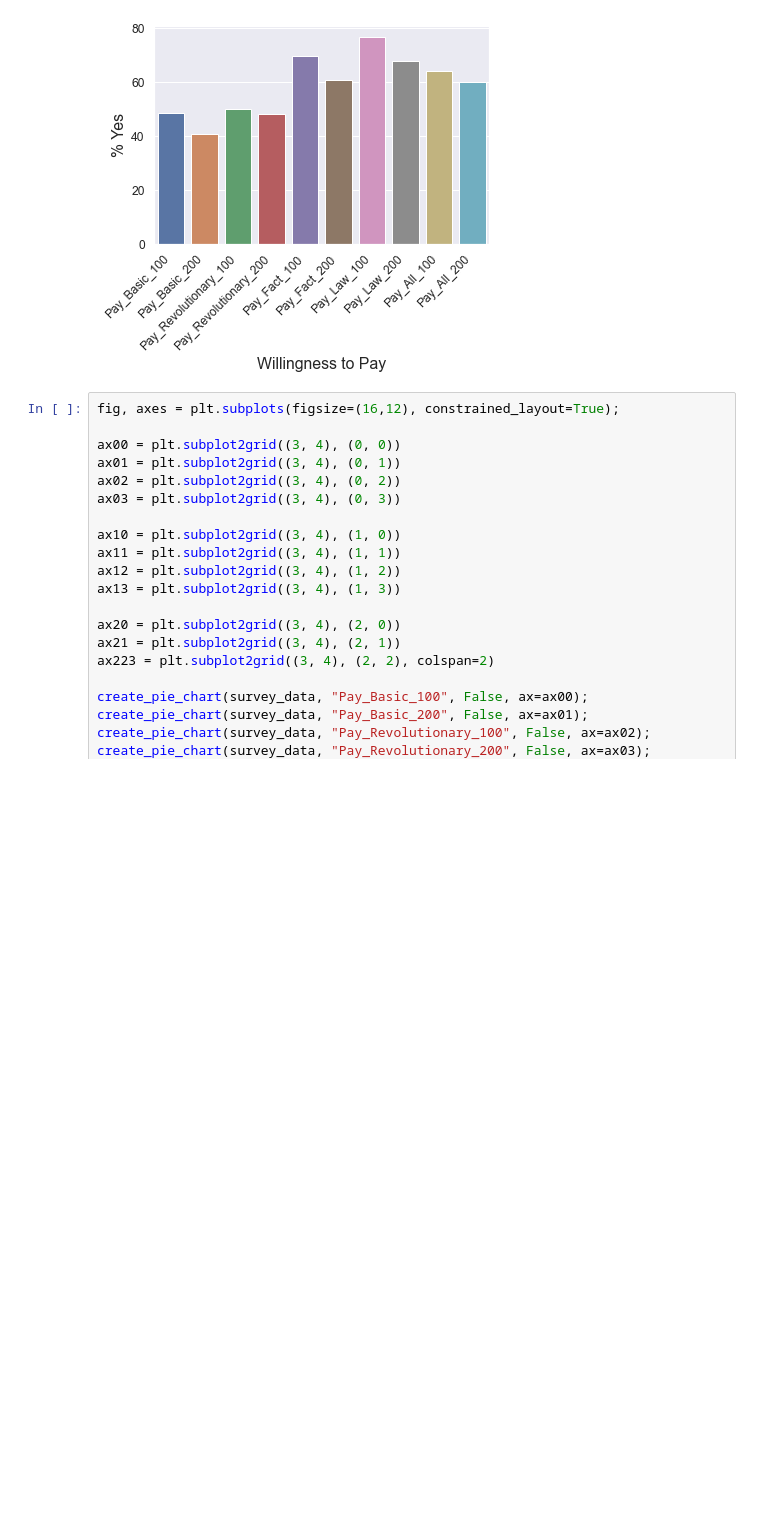
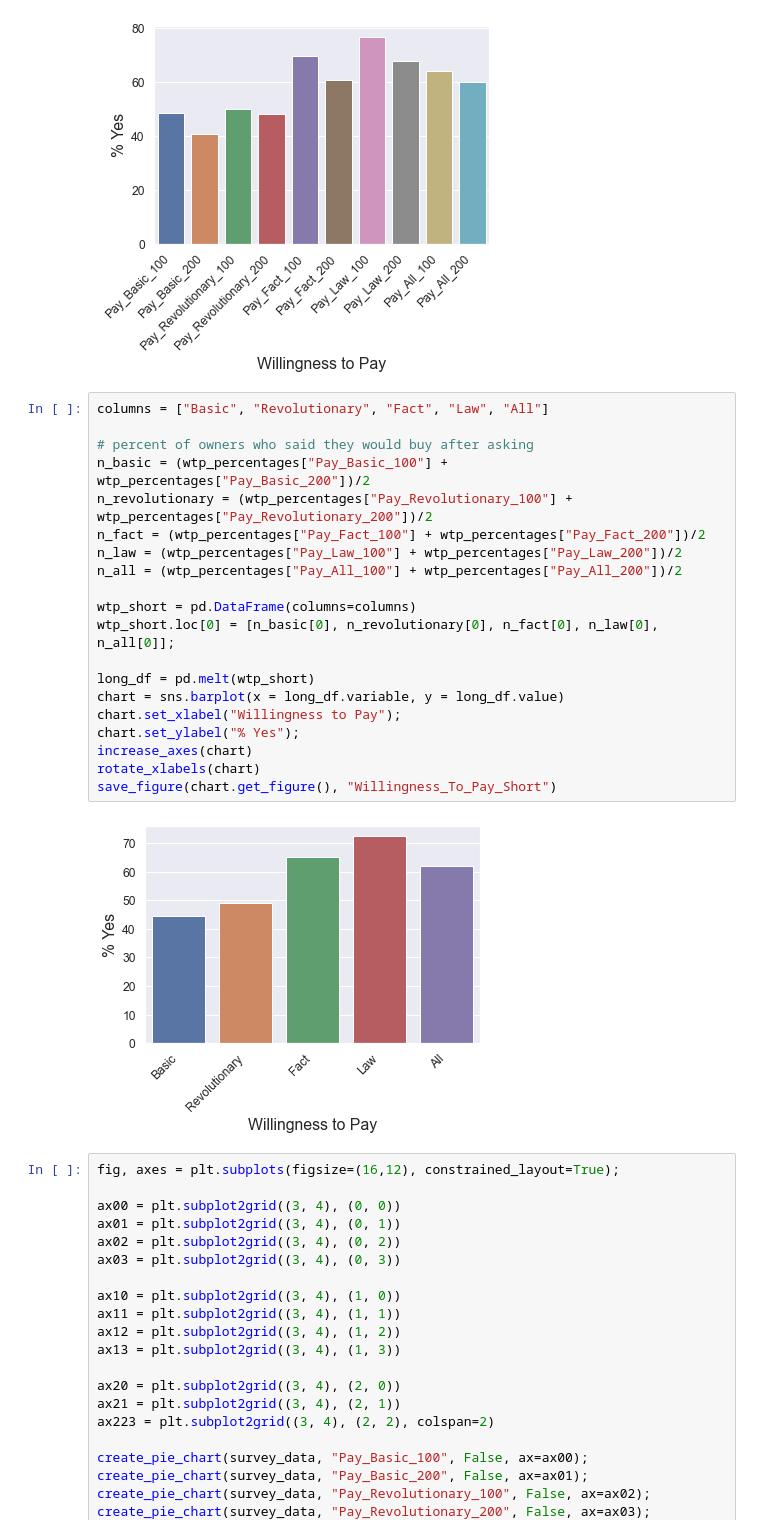
Before and after one commit to markhary/emba912_survey, a Jupyter notebook: ruby.ipynb, the cells around one changed output. Cells and saved outputs as stored; diff of their text form; blank space fills up the shorter version.

Commit message:
Added average WTP chart

```diff
--- a/ruby.ipynb
+++ b/ruby.ipynb
@@ -940,6 +929,28 @@ save_figure(chart.get_figure(), "Willingness_To_Pay_Combined")
 # %% [output]
 'total_yes =  58.6%'
 [figure]
+# %%
+columns = ["Basic", "Revolutionary", "Fact", "Law", "All"]
+
+# percent of owners who said they would buy after asking
+n_basic = (wtp_percentages["Pay_Basic_100"] + wtp_percentages["Pay_Basic_200"])/2
+n_revolutionary = (wtp_percentages["Pay_Revolutionary_100"] + wtp_percentages["Pay_Revolutionary_200"])/2
+n_fact = (wtp_percentages["Pay_Fact_100"] + wtp_percentages["Pay_Fact_200"])/2
+n_law = (wtp_percentages["Pay_Law_100"] + wtp_percentages["Pay_Law_200"])/2
+n_all = (wtp_percentages["Pay_All_100"] + wtp_percentages["Pay_All_200"])/2
+
+wtp_short = pd.DataFrame(columns=columns)
+wtp_short.loc[0] = [n_basic[0], n_revolutionary[0], n_fact[0], n_law[0], n_all[0]];
+
+long_df = pd.melt(wtp_short)
+chart = sns.barplot(x = long_df.variable, y = long_df.value)
+chart.set_xlabel("Willingness to Pay");
+chart.set_ylabel("% Yes");
+increase_axes(chart)
+rotate_xlabels(chart)
+save_figure(chart.get_figure(), "Willingness_To_Pay_Short")
+# %% [output]
+[figure, added]
 # %%
 fig, axes = plt.subplots(figsize=(16,12), constrained_layout=True);
 
```
Also changed, not shown: parts of 1 cell of this notebook, 1 other file.
